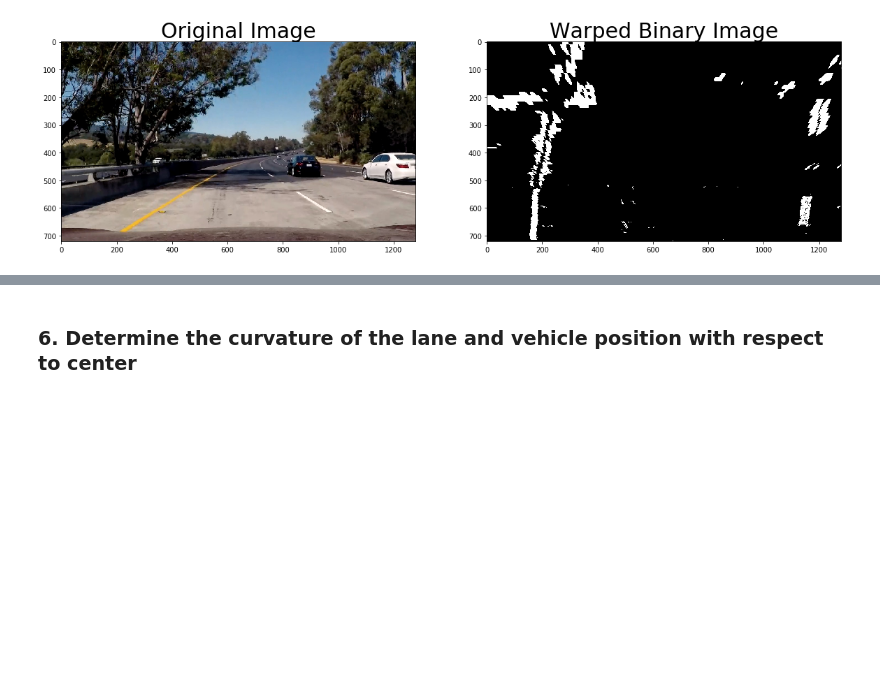
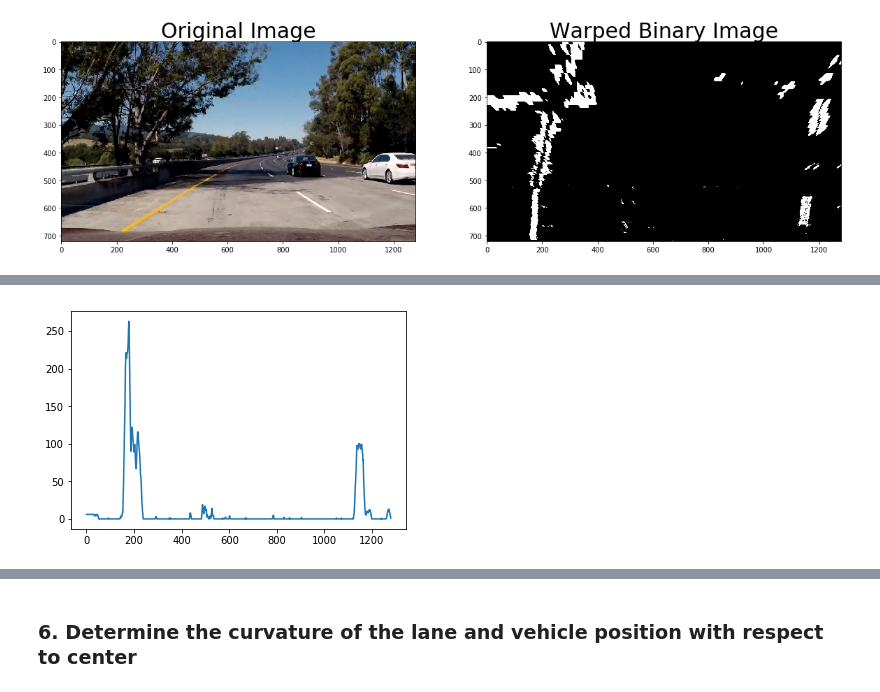
Before and after one commit to ek8203/CarND-Advanced-Lane-Lines, a Jupyter notebook: advanced_lane_finding.ipynb, the cells around one changed output, grey strips where cells are left out. Saved outputs shown, nothing was run; the diff lists cells and outputs as text; code cells hidden in the pictures; blank space fills up the shorter version.

```diff
--- a/advanced_lane_finding.ipynb
+++ b/advanced_lane_finding.ipynb
@@ -527,0 +527,12 @@ plt.close(figure)    # close the figure
+# %%
+image = cv2.imread('test_images/test5.jpg')
+image = cv2.cvtColor(image, cv2.COLOR_BGR2RGB)
+
+warped = warp_binary(image)
+
+histogram = np.sum(warped[warped.shape[0]//2:,:], axis=0)
+plt.plot(histogram)
+
+plt.imsave('output_images/histogram.jpg', warp_bin_image, cmap='gray')
+# %% [output]
+[figure, added]
```
Also changed, not shown: parts of 4 cells of this notebook.
